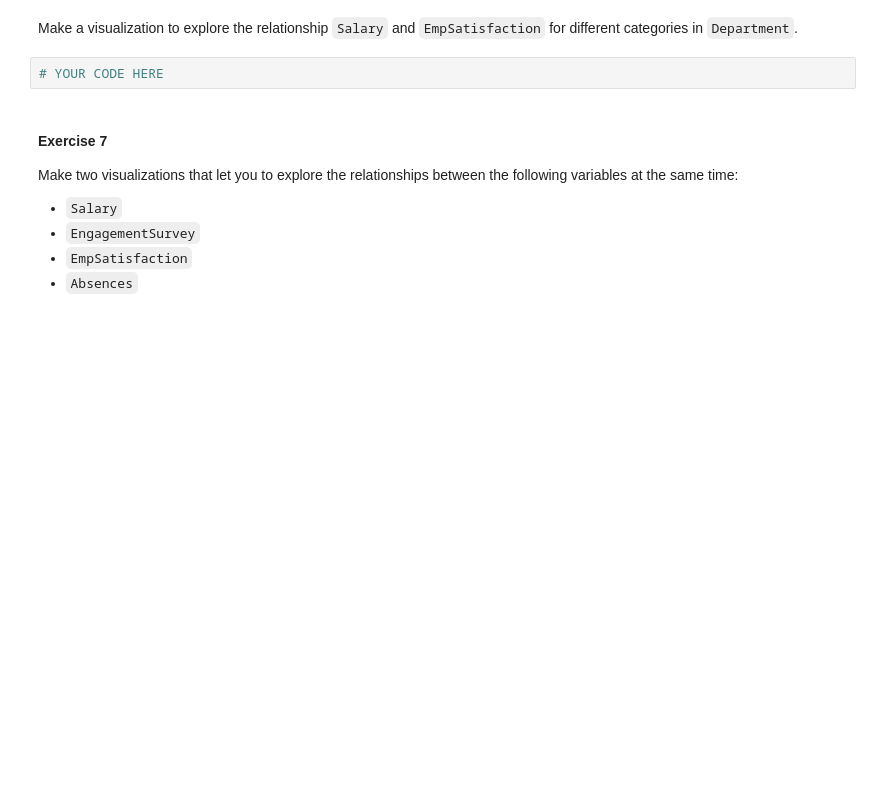
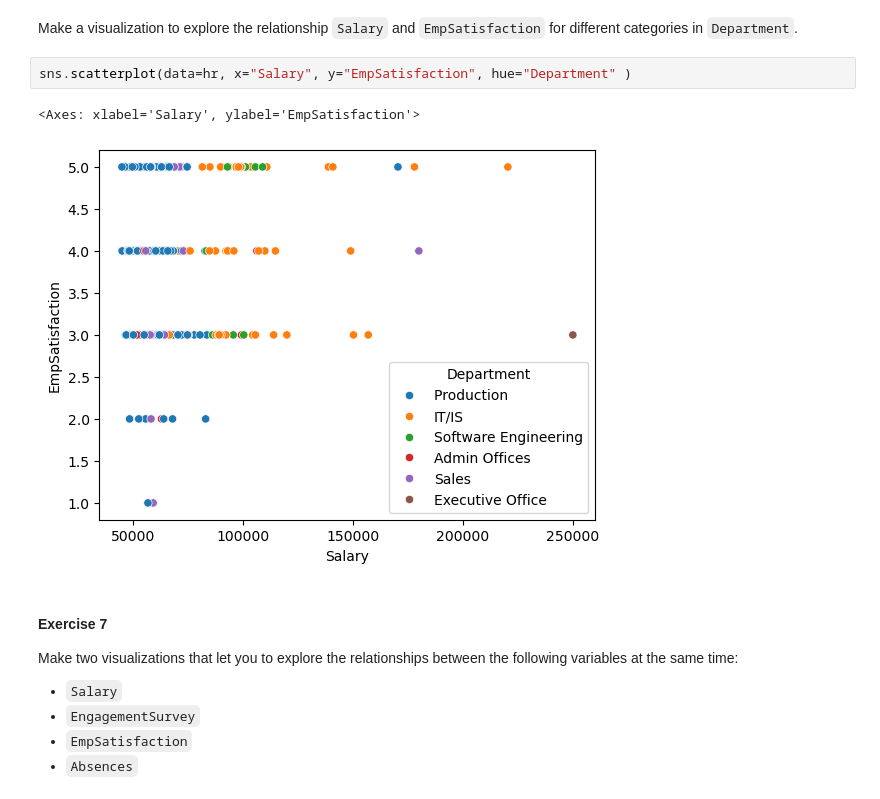
Before and after one commit to aishanur11/tstat280-aisha, a Jupyter notebook: 06_eda_features/06_exercises.ipynb, the cells around one changed output. Saved outputs shown, nothing was run; the diff lists cells and outputs as text; blank space fills up the shorter version.

```diff
--- a/06_eda_features/06_exercises.ipynb
+++ b/06_eda_features/06_exercises.ipynb
@@ -69,7 +72,10 @@ Make a visualization to explore the relationship between `Salary` and `EmpSatisf
 # %% [markdown]
 Make a visualization to explore the relationship `Salary` and `EmpSatisfaction` for different categories in `Department`.
 # %%
-# YOUR CODE HERE
+sns.scatterplot(data=hr, x="Salary", y="EmpSatisfaction", hue="Department" )
+# %% [output]
+<Axes: xlabel='Salary', ylabel='EmpSatisfaction'>
+[figure, added]
 # %% [markdown]
 #### Exercise 7
 
```
Also changed, not shown: parts of 7 cells of this notebook.
